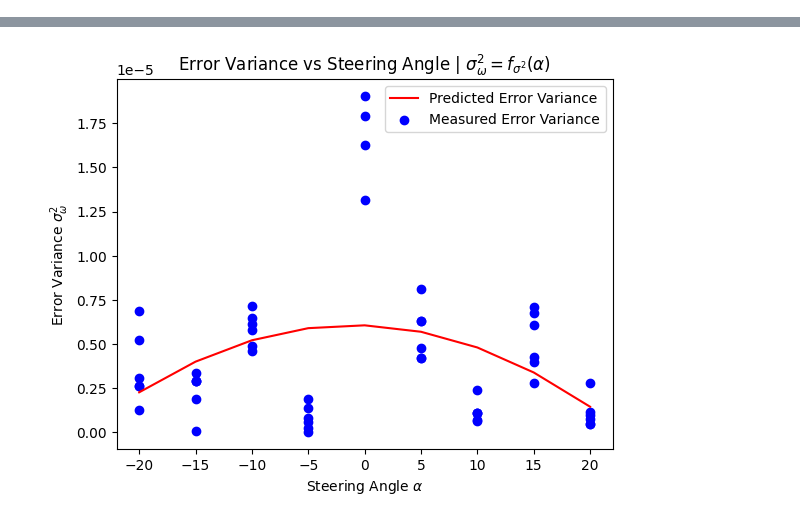
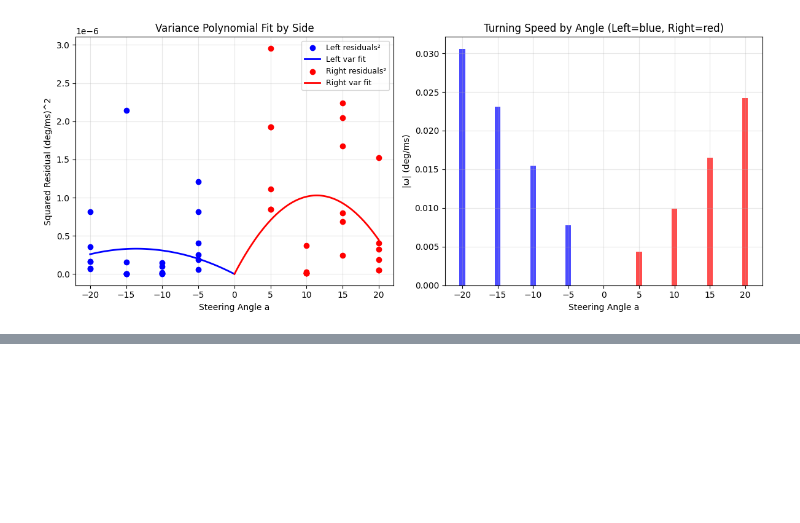
Before and after one commit to imaginelenses/NYU_ROB_GY_6213, a Jupyter notebook: base_code_lab_02/robot_python_code/data_fitting_steer.ipynb, the cells around one changed output, grey strips where cells are left out. Saved outputs shown, nothing was run; the diff lists cells and outputs as text; code cells hidden in the pictures; blank space fills up the shorter version.

Commit message:
Modified Lab 2 Motion models and finalised Lab 3

```diff
--- a/base_code_lab_02/robot_python_code/data_fitting_steer.ipynb
+++ b/base_code_lab_02/robot_python_code/data_fitting_steer.ipynb
@@ -154,12 +196,14 @@ Fitted Polynomial: ω = 5.030494e-03 * α^2 + -3.976296e-03 * α + 2.361841e-02
 # %%
-#  Standard deviation of errors
-sigma2 = (y_data - y_pre) ** 2
+# Squared residuals per side
+resid_left = (y_left - eval_poly(c_left, x_left)) ** 2
+resid_right = (y_right - eval_poly(c_right, x_right)) ** 2
 
-print(sigma2)
+# Fit variance as degree-2 polynomial through origin: var = v1*α + v2*α²
+v_left = fit_through_origin(x_left, resid_left)
+v_right = fit_through_origin(x_right, resid_right)
 
-# plt.plot(x_data, sigma2, marker='o')
-# plt.xlabel(f'Encoder Count $e$')
-# plt.ylabel(f'Error Variance $\sigma_s^2$')
-# plt.title('Error Variance vs Encoder Count')
-# plt.show()
+print(f"LEFT : v1 = {v_left[0]:.10e}, v2 = {v_left[1]:.10e}")
+print(f"RIGHT: v1 = {v_right[0]:.10e}, v2 = {v_right[1]:.10e}")
+print(f"\nvar(-20) = {eval_poly(v_left, -20):.6e},  var(-5) = {eval_poly(v_left, -5):.6e}")
+print(f"var(+20) = {eval_poly(v_right, 20):.6e},  var(+5) = {eval_poly(v_right, 5):.6e}")
 # %% [output]
@@ -179,14 +215,43 @@ print(sigma2)
 # %%
-p = Polynomial.fit(x_data, sigma2, deg=2)
-print("Error Coefficients:", p.coef)
-print(f"Fitted Polynomial for Error Variance: σ² = {p.coef[0]:.6e} * α^2 + {p.coef[1]:.6e} * α + {p.coef[2]:.6e}")
-y_fit = p(x_data)
+# Visualize variance fit
+fig, (ax1, ax2) = plt.subplots(1, 2, figsize=(12, 5))
 
-plt.plot(x_data, y_fit, label='Predicted Error Variance', color='red')
-plt.scatter(x_data, sigma2, marker='o', label='Measured Error Variance', color='blue')
-plt.xlabel(f'Steering Angle $\\alpha$')
-plt.ylabel(f'Error Variance $\\sigma_{{\\omega}}^2$')
-plt.title(f'Error Variance vs Steering Angle | $\\sigma_{{\\omega}}^2 = f_{{\\sigma^2}}(\\alpha)$')
-plt.legend()
+x_vl = np.linspace(-20, 0, 100)
+x_vr = np.linspace(0, 20, 100)
+
+ax1.scatter(x_left, resid_left, color='blue', label='Left residuals²', zorder=5)
+ax1.plot(x_vl, eval_poly(v_left, x_vl), 'b-', linewidth=2, label='Left var fit')
+ax1.scatter(x_right, resid_right, color='red', label='Right residuals²', zorder=5)
+ax1.plot(x_vr, eval_poly(v_right, x_vr), 'r-', linewidth=2, label='Right var fit')
+ax1.set_xlabel('Steering Angle a')
+ax1.set_ylabel('Squared Residual (deg/ms)^2')
+ax1.set_title('Variance Polynomial Fit by Side')
+ax1.legend(fontsize=9)
+ax1.grid(alpha=0.3)
+
+# Turning speed comparison
+angles = [-20, -15, -10, -5, 5, 10, 15, 20]
+w_vals = [eval_poly(c_left, a) if a < 0 else eval_poly(c_right, a) for a in angles]
+ax2.bar(angles, [abs(w) for w in w_vals], color=['blue']*4 + ['red']*4, alpha=0.7)
+ax2.set_xlabel('Steering Angle a')
+ax2.set_ylabel('|ω| (deg/ms)')
+ax2.set_title('Turning Speed by Angle (Left=blue, Right=red)')
+ax2.grid(alpha=0.3)
+
+plt.tight_layout()
 plt.show()
+
+print("\n=== Copy-paste for motion_models.py ===\n")
+print("# Rotational velocity: w = c1 * a + c2 * a**2  (deg/ms)")
+print(f"# LEFT  (a < 0):")
+print(f"w = {c_left[0]:.10e} * a + {c_left[1]:.10e} * a**2")
+print(f"# RIGHT (a > 0):")
+print(f"w = {c_right[0]:.10e} * a + {c_right[1]:.10e} * a**2")
+print()
+print("# Variance of rotational velocity: var_w = v1 * a + v2 * a**2  (deg/ms)^2")
+print(f"# LEFT  (a < 0):")
+print(f"var_w = {v_left[0]:.10e} * a + {v_left[1]:.10e} * a**2")
+print(f"# RIGHT (a > 0):")
+print(f"var_w = {v_right[0]:.10e} * a + {v_right[1]:.10e} * a**2")
 # %% [output]
+[figure, new version]
@@ -195 +270,0 @@ Fitted Polynomial for Error Variance: σ² = 6.060572e-06 * α^2 + -4.078570e-07
-[figure, old version]
```
Also changed, not shown: parts of 6 cells of this notebook, 49 other files.
